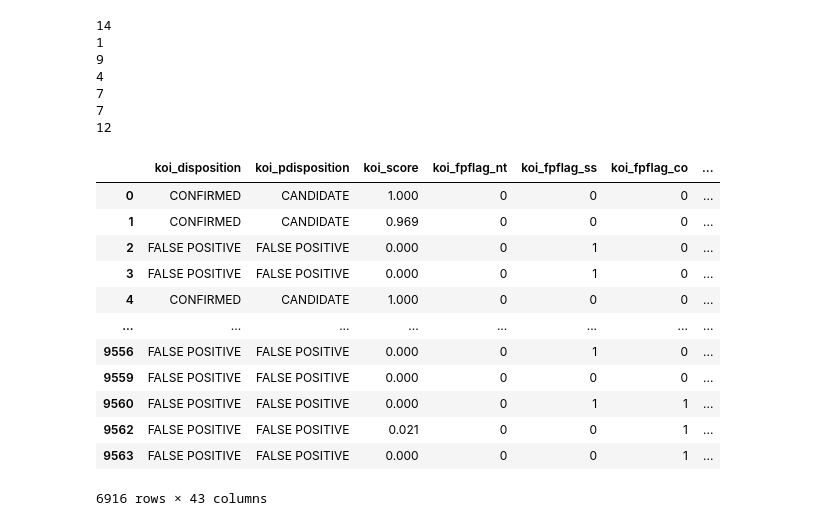
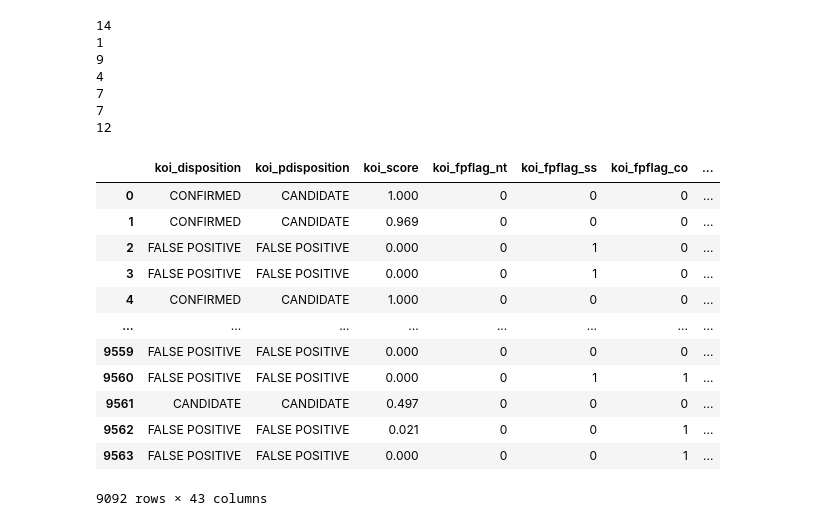
Before and after one commit to SketchyCarrot/Kepler_Exoplanet_Search_Results, a Jupyter notebook: main.ipynb, the cells around one changed output. Saved outputs shown, nothing was run; the diff lists cells and outputs as text; code cells hidden in the pictures.

```diff
--- a/main.ipynb
+++ b/main.ipynb
@@ -151,5 +122,5 @@ https://gist.github.com/mwaskom/de44147ed2974457ad6372750bbe5751
 # %%
-df1 = df1.drop(["koi_teq_err1", "koi_teq_err2"], axis=1)
+df = df.drop(["koi_teq_err1", "koi_teq_err2"], axis=1)
 # %%
 df.koi_tce_plnt_num.value_counts()
 # %% [output]
@@ -292,45 +263,45 @@ print(len(df[(df.koi_period > 800)]))
 7
 12
 # %%
-df2 = (df1[(df1.koi_impact > 60)])
-df2 = (df1[(df1.koi_impact_err1 < 80)])
-df2 = (df1[(df1.koi_impact_err2 > -20)])
-df2 = (df1[(df1.koi_time0bk < 700)])
-df2 = (df1[(df1.koi_time0bk_err1 < 0.4)])
-df2 = (df1[(df1.koi_time0bk_err2 > -0.4)])
-df2 = (df1[(df1.koi_period < 800)])
-df2 = (df1[(df1.koi_depth < 1.2e+06)])
-df2 = (df1[(df1.koi_depth_err1 < 40000)])
-df2 = (df1[(df1.koi_depth_err2 > -40000)])
-df2 = (df1[(df1.koi_duration < 100)])
-df2 = (df1[(df1.koi_duration_err1 < 12.5)])
-df2 = (df1[(df1.koi_duration_err2 > -10)])
-df2 = (df1[(df1.koi_prad < 50000)])
-df2 = (df1[(df1.koi_prad_err1 < 4000)])
-df2 = (df1[(df1.koi_prad_err2 > -30000)])
-df2 = (df1[(df1.koi_teq < 8000)])
-df2 = (df1[(df1.koi_steff_err2 > -1250)])
-df2 = (df1[(df1.koi_insol < 0.4e+07)])
-df2 = (df1[(df1.koi_insol_err1 < 1.25e+06)])
-df2 = (df1[(df1.koi_insol_err2 > -2e+06)])
-df2 = (df1[(df1.koi_steff < 14000)])
-df2 = (df1[(df1.koi_srad < 120)])
-df2 = (df1[(df1.koi_srad_err1 < 24)])
-df2 = (df1[(df1.koi_srad_err2 > -30)])
-df2 = (df1[(df1.koi_slogg_err1 < 1.1)])
+df2 = (df[(df.koi_impact > 60)])
+df2 = (df[(df.koi_impact_err1 < 80)])
+df2 = (df[(df.koi_impact_err2 > -20)])
+df2 = (df[(df.koi_time0bk < 700)])
+df2 = (df[(df.koi_time0bk_err1 < 0.4)])
+df2 = (df[(df.koi_time0bk_err2 > -0.4)])
+df2 = (df[(df.koi_period < 800)])
+df2 = (df[(df.koi_depth < 1.2e+06)])
+df2 = (df[(df.koi_depth_err1 < 40000)])
+df2 = (df[(df.koi_depth_err2 > -40000)])
+df2 = (df[(df.koi_duration < 100)])
+df2 = (df[(df.koi_duration_err1 < 12.5)])
+df2 = (df[(df.koi_duration_err2 > -10)])
+df2 = (df[(df.koi_prad < 50000)])
+df2 = (df[(df.koi_prad_err1 < 4000)])
+df2 = (df[(df.koi_prad_err2 > -30000)])
+df2 = (df[(df.koi_teq < 8000)])
+df2 = (df[(df.koi_steff_err2 > -1250)])
+df2 = (df[(df.koi_insol < 0.4e+07)])
+df2 = (df[(df.koi_insol_err1 < 1.25e+06)])
+df2 = (df[(df.koi_insol_err2 > -2e+06)])
+df2 = (df[(df.koi_steff < 14000)])
+df2 = (df[(df.koi_srad < 120)])
+df2 = (df[(df.koi_srad_err1 < 24)])
+df2 = (df[(df.koi_srad_err2 > -30)])
+df2 = (df[(df.koi_slogg_err1 < 1.1)])
 
 df2
 # %% [output]
 |  | koi_disposition | koi_pdisposition | koi_score | koi_fpflag_nt | koi_fpflag_ss | koi_fpflag_co | ... |
 | 0 | CONFIRMED | CANDIDATE | 1.000 | 0 | 0 | 0 | ... |
 | 1 | CONFIRMED | CANDIDATE | 0.969 | 0 | 0 | 0 | ... |
 | 2 | FALSE POSITIVE | FALSE POSITIVE | 0.000 | 0 | 1 | 0 | ... |
 | 3 | FALSE POSITIVE | FALSE POSITIVE | 0.000 | 0 | 1 | 0 | ... |
 | 4 | CONFIRMED | CANDIDATE | 1.000 | 0 | 0 | 0 | ... |
 | ... | ... | ... | ... | ... | ... | ... | ... |
-| 9556 | FALSE POSITIVE | FALSE POSITIVE | 0.000 | 0 | 1 | 0 | ... |
 | 9559 | FALSE POSITIVE | FALSE POSITIVE | 0.000 | 0 | 0 | 0 | ... |
 | 9560 | FALSE POSITIVE | FALSE POSITIVE | 0.000 | 0 | 1 | 1 | ... |
+| 9561 | CANDIDATE | CANDIDATE | 0.497 | 0 | 0 | 0 | ... |
 | 9562 | FALSE POSITIVE | FALSE POSITIVE | 0.021 | 0 | 0 | 1 | ... |
 | 9563 | FALSE POSITIVE | FALSE POSITIVE | 0.000 | 0 | 0 | 1 | ... |
-6916 rows × 43 columns
+9092 rows × 43 columns
```
Also changed, not shown: parts of 41 cells of this notebook.
